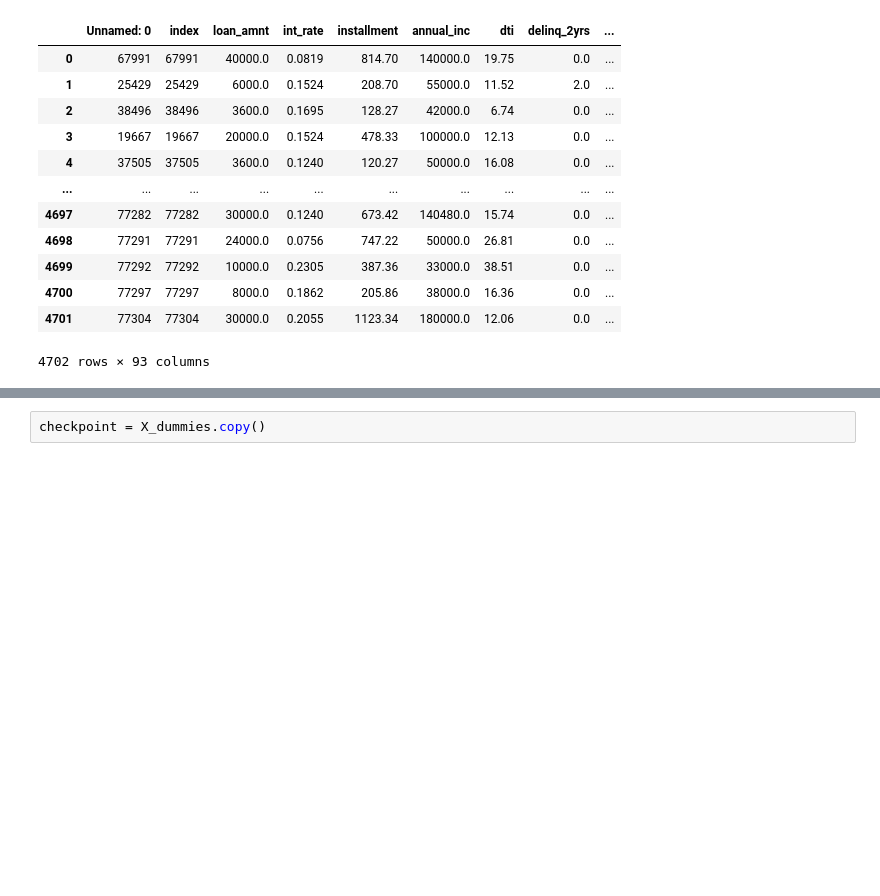
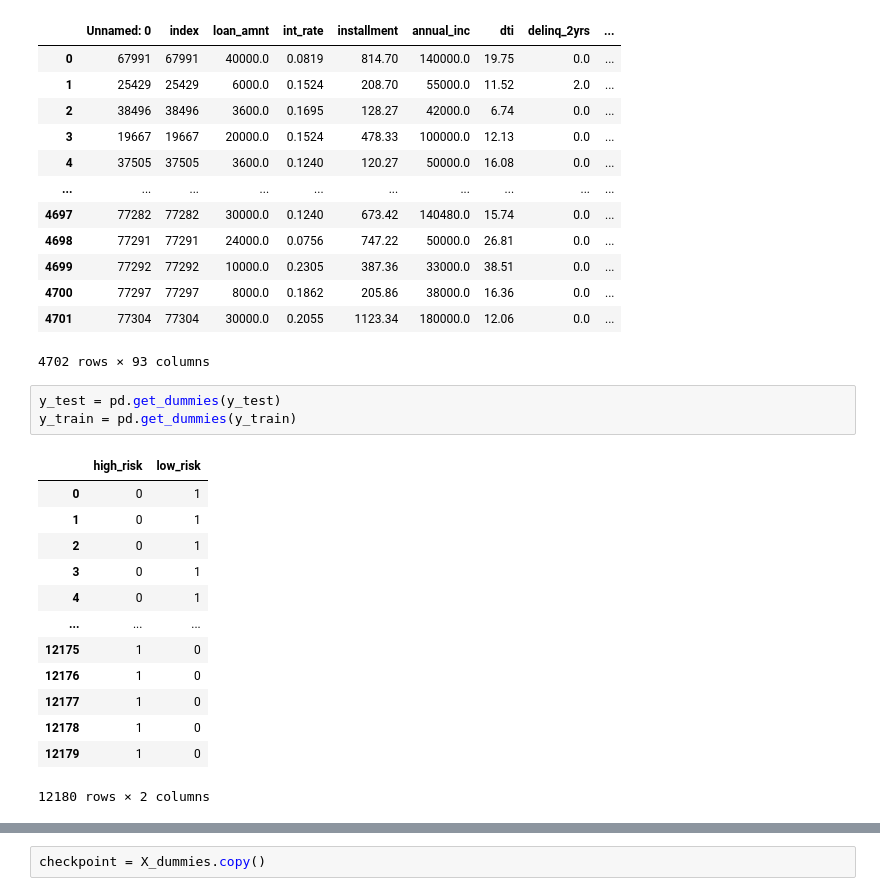
Before and after one commit to quettamar/Supervised-Machine-Learning-Challenge, a Jupyter notebook: Credit Risk Evaluator.ipynb, the cells around one changed output, grey strips where cells are left out. Saved outputs shown, nothing was run; the diff lists cells and outputs as text; blank space fills up the shorter version.

```diff
--- a/Credit Risk Evaluator.ipynb
+++ b/Credit Risk Evaluator.ipynb
@@ -104,3 +84,20 @@ test_dummies
 | 4700 | 77297 | 77297 | 8000.0 | 0.1862 | 205.86 | 38000.0 | 16.36 | 0.0 | ... |
 | 4701 | 77304 | 77304 | 30000.0 | 0.2055 | 1123.34 | 180000.0 | 12.06 | 0.0 | ... |
 4702 rows × 93 columns
+# %%
+y_test = pd.get_dummies(y_test)
+y_train = pd.get_dummies(y_train)
+# %% [output]
+|  | high_risk | low_risk |
+| 0 | 0 | 1 |
+| 1 | 0 | 1 |
+| 2 | 0 | 1 |
+| 3 | 0 | 1 |
+| 4 | 0 | 1 |
+| ... | ... | ... |
+| 12175 | 1 | 0 |
+| 12176 | 1 | 0 |
+| 12177 | 1 | 0 |
+| 12178 | 1 | 0 |
+| 12179 | 1 | 0 |
+12180 rows × 2 columns
```
Also changed, not shown: parts of 12 cells of this notebook, 1 other file.
